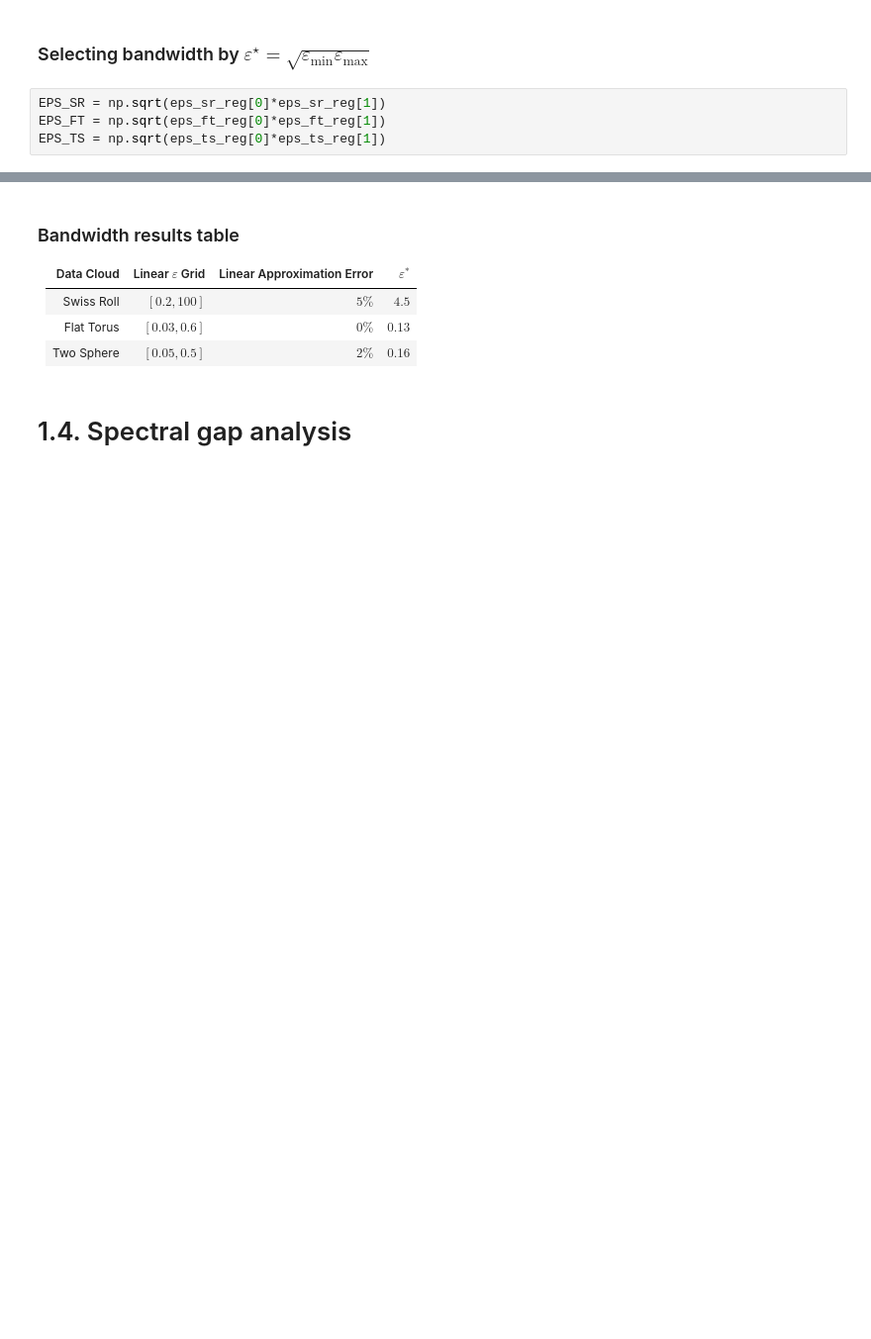
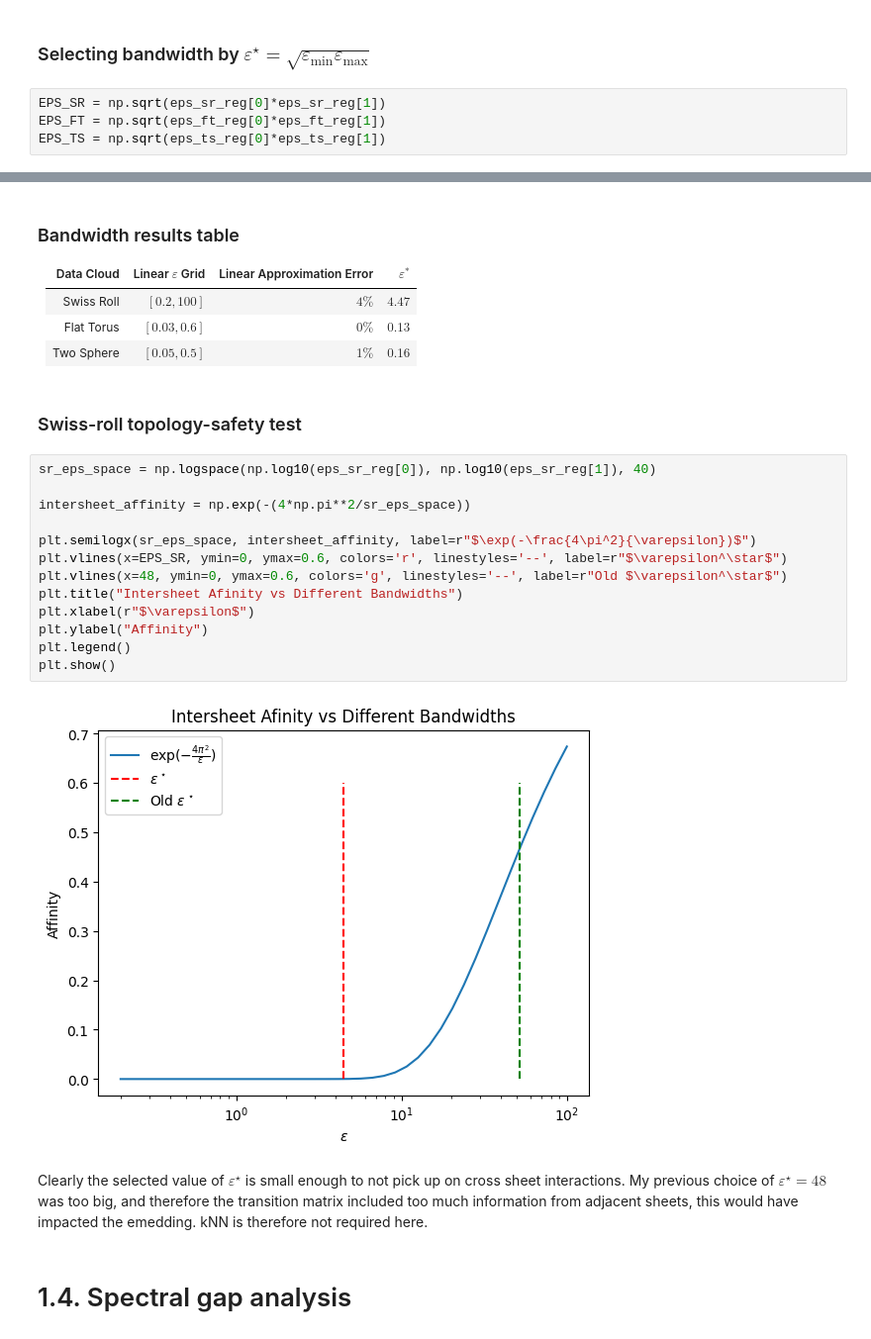
Before and after one commit to adamfowliee/JDKF_Starter, a Jupyter notebook: InitialTasks/diffusion.ipynb, the cells around one changed output, grey strips where cells are left out. Shown at 99% size. Drawn from its saved outputs; the diff is of its cells as text; blank space fills up the shorter version.

```diff
--- a/InitialTasks/diffusion.ipynb
+++ b/InitialTasks/diffusion.ipynb
@@ -417,9 +451,28 @@ EPS_TS = np.sqrt(eps_ts_reg[0]*eps_ts_reg[1])
 ### Bandwidth results table
 | Data Cloud | Linear $\varepsilon$ Grid | Linear Approximation Error | $\varepsilon^*$ |
 | :--- | :---: | :---: | :---: |
-| Swiss Roll | $[0.2, 100]$ | $5\%$ | $4.5$ |
+| Swiss Roll | $[0.2, 100]$ | $4\%$ | $4.47$ |
 | Flat Torus | $[0.03, 0.6]$ | $0\%$ | $0.13$ |
-| Two Sphere | $[0.05, 0.5]$ | $2\%$ | $0.16$ |
+| Two Sphere | $[0.05, 0.5]$ | $1\%$ | $0.16$ |
+# %% [markdown]
+### Swiss-roll topology-safety test
+# %%
+sr_eps_space = np.logspace(np.log10(eps_sr_reg[0]), np.log10(eps_sr_reg[1]), 40)
+
+intersheet_affinity = np.exp(-(4*np.pi**2/sr_eps_space))
+
+plt.semilogx(sr_eps_space, intersheet_affinity, label=r"$\exp(-\frac{4\pi^2}{\varepsilon})$")
+plt.vlines(x=EPS_SR, ymin=0, ymax=0.6, colors='r', linestyles='--', label=r"$\varepsilon^\star$")
+plt.vlines(x=48, ymin=0, ymax=0.6, colors='g', linestyles='--', label=r"Old $\varepsilon^\star$")
+plt.title("Intersheet Afinity vs Different Bandwidths")
+plt.xlabel(r"$\varepsilon$")
+plt.ylabel("Affinity")
+plt.legend()
+plt.show()
+# %% [output]
+[figure, added]
+# %% [markdown]
+Clearly the selected value of $\varepsilon^\star$ is small enough to not pick up on cross sheet interactions. My previous choice of $\varepsilon^\star=48$ was too big, and therefore the transition matrix included too much information from adjacent sheets, this would have impacted the emedding. kNN is therefore not required here.
 # %% [markdown]
 # 1.4. Spectral gap analysis
 # %%
```
Also changed, not shown: parts of 16 cells of this notebook.
